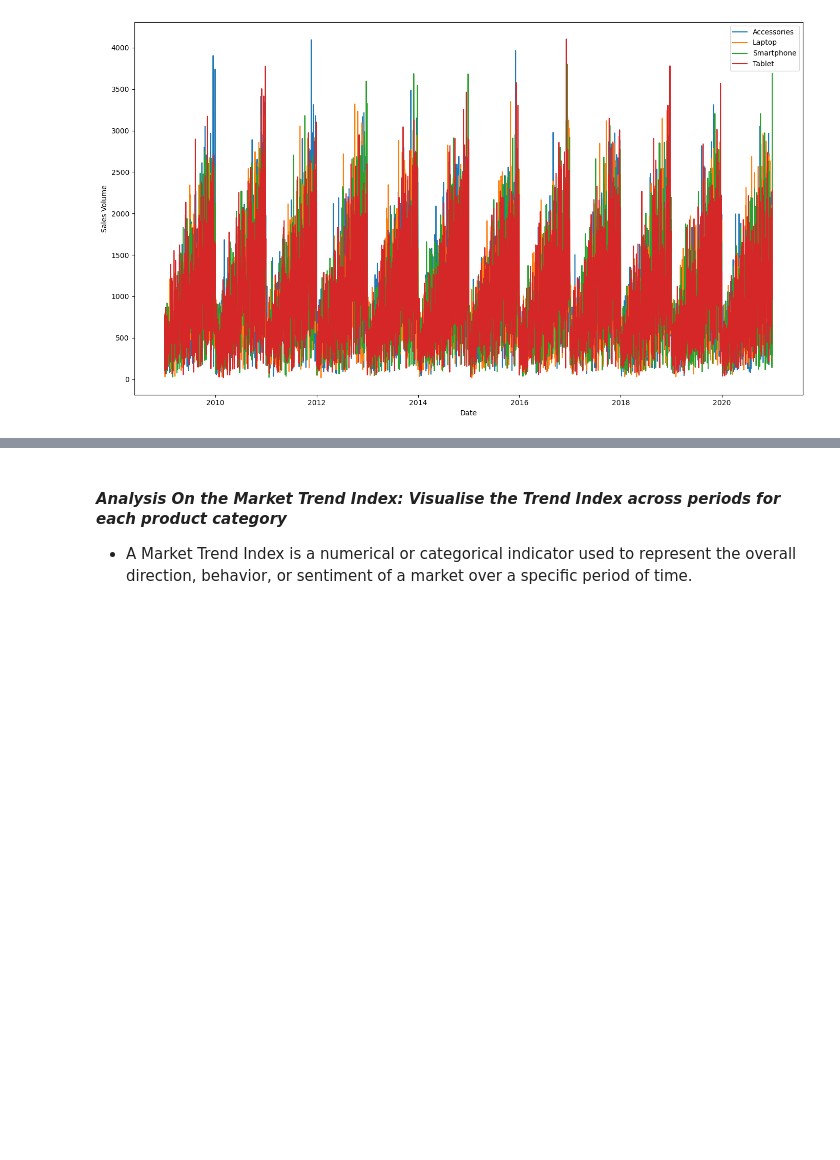
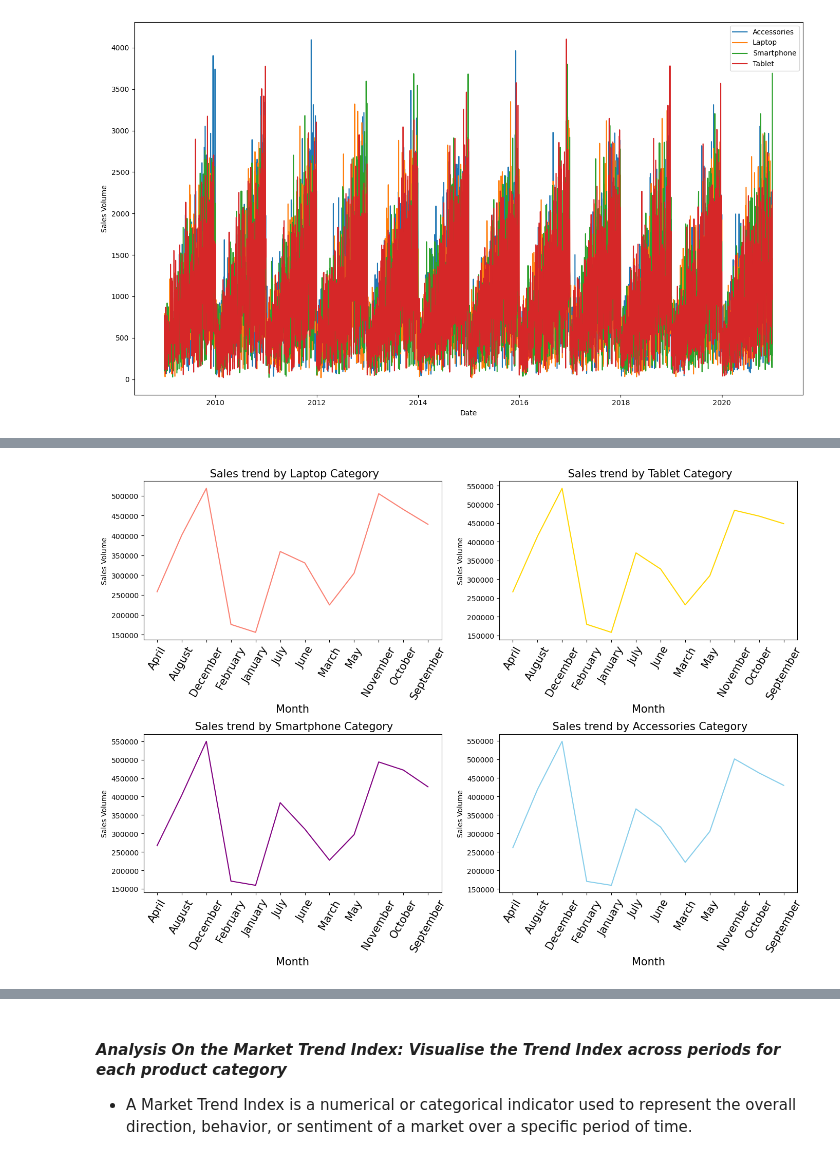
Before and after one commit to abahjohn0411/ElectroTech-Sales-Forecast, a Jupyter notebook: EDA/Analysis.ipynb, the cells around one changed output, grey strips where cells are left out. Cells and saved outputs as stored; diff of their text form; code cells hidden in the pictures; blank space fills up the shorter version.

```diff
--- a/EDA/Analysis.ipynb
+++ b/EDA/Analysis.ipynb
@@ -219,0 +208,25 @@ plt.show()
+# %%
+categories = df['Category'].unique().tolist() # Select up to 4 categories
+
+plt.figure(figsize=(14, 10))
+
+for i, cat in enumerate(categories):
+    subset = df[df['Category'] == cat].copy()
+    subset['Month'] = pd.to_datetime(subset['Date']).dt.month_name()
+
+
+    # Aggregate Sales_Volume by Month
+    monthly_summary = subset.groupby('Month')['Sales_Volume'].sum().sort_index()
+
+    # Create subplot
+    plt.subplot(2, 2, i + 1)
+    plt.plot(monthly_summary.index.astype(str), monthly_summary.values, color = colors.get(cat, 'viridis'))
+    plt.title(f" Sales trend by {cat} Category", fontsize = 15)
+    plt.xlabel('Month', fontsize= 15)
+    plt.ylabel('Sales Volume')
+    plt.xticks(rotation = 60, fontsize=15)
+
+plt.tight_layout()
+plt.show()
+# %% [output]
+[figure, added]
```
Also changed, not shown: parts of 22 cells of this notebook, 3 other files.
